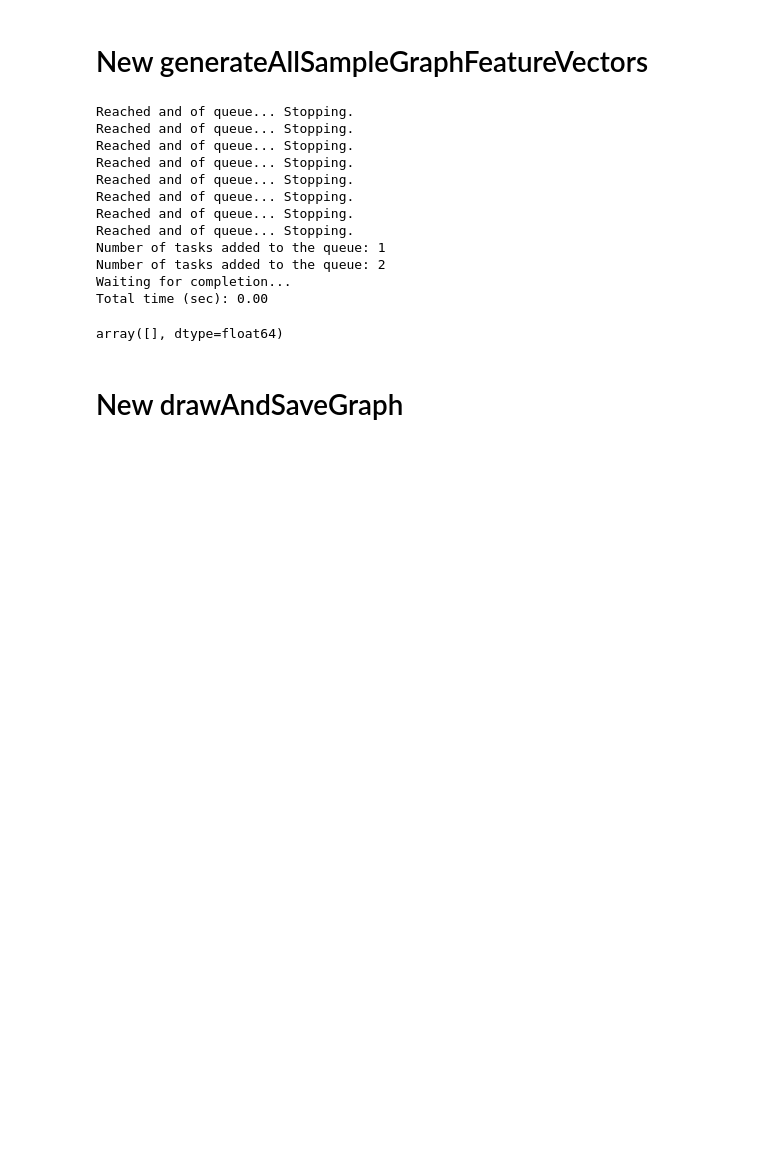
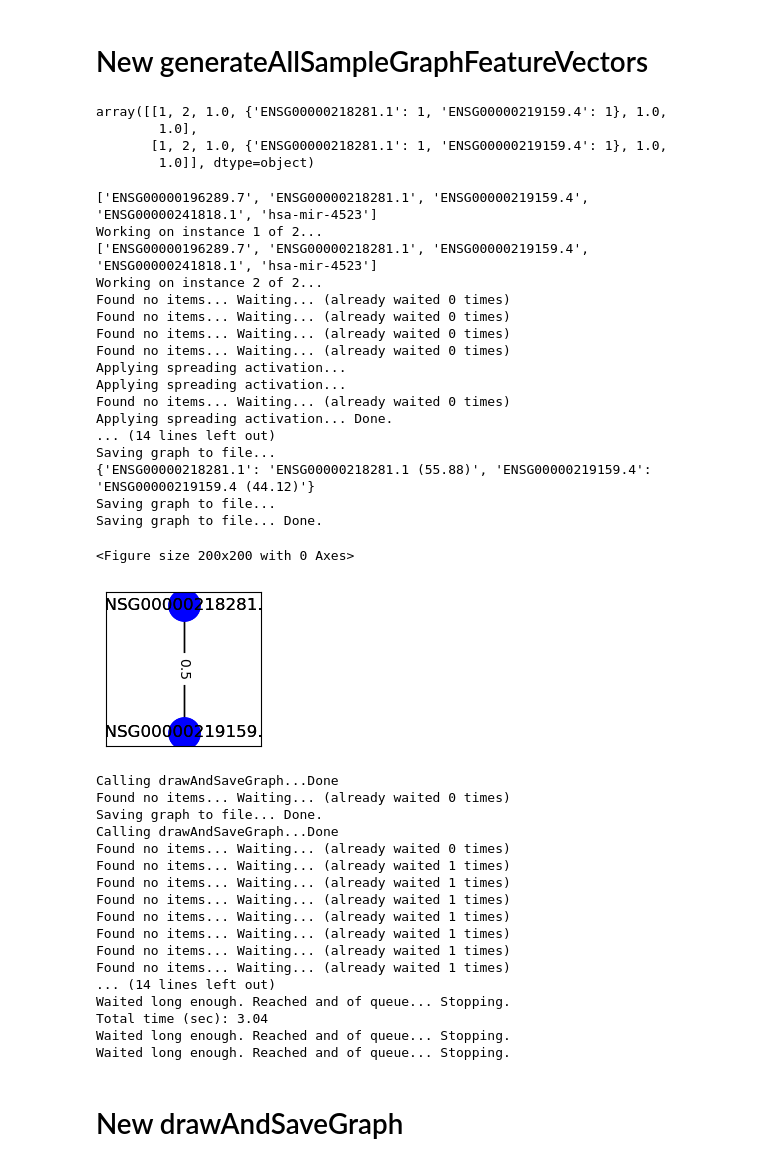
Before and after one commit to TheodosisL/Bioinformatics, a Jupyter notebook: preprocessing.ipynb, the cells around one changed output. Saved outputs shown, nothing was run; the diff lists cells and outputs as text; code cells hidden in the pictures; blank space fills up the shorter version.

Commit message:
generateAllSampleGraphFeatureVectors and getSampleGraphFeatureVector are debugged, error with drawAndSaveGraph

```diff
--- a/preprocessing.ipynb
+++ b/preprocessing.ipynb
@@ -1306,9 +1308,15 @@ def getFeatureGraph(mAllData, saFeatures, dEdgeThreshold=0.30, bResetGraph=True,
     iFeatureCount = np.shape(mAllData)[1] ## the number of features in the input data mAllData
     mMeans = np.nanmean(mAllData, 0)  # Ignore nans ##computes the mean of each feature, ignoring NaN values.
 
+    # DEBUG LINES
+    message("Means: %s"%(str(mMeans)))
+    dMeanDescribe = pd.DataFrame(mMeans)
+    print(str(dMeanDescribe.describe()))
+    #############
+
     # Q1 Chris: is this the step where we apply the threshold? What is the threshold?
     # So, basically keep in vUseful, only the features that their value is greater than dMinDivergenceToKeep
-    vUseful = [abs(mMeans[iFieldNum]) - dMinDivergenceToKeep > 0.00 for iFieldNum in range(0, iFeatureCount)] ##boolean list indicating whether each feature's absolute deviation from the mean is greater than dMinDivergenceToKeep
+    vUseful = [abs(mMeans[iFieldNum]) > dMinDivergenceToKeep for iFieldNum in range(0, iFeatureCount)] ##boolean list indicating whether each feature's absolute deviation from the mean is greater than dMinDivergenceToKeep
 
 
     # saFeatures = getFeatureNames()[1:iFeatureCount] ## obtaining the names of the features in the dataset
@@ -1586,3 +1594,5 @@ def getGraphAndData(bResetGraph=False, dMinDivergenceToKeep=np.log2(10e6), dEdge
     gToDraw, saRemainingFeatureNames = getFeatureGraph(mFeatures_noNaNs, feat_names, dEdgeThreshold=dEdgeThreshold, bResetGraph=bResetGraph, dMinDivergenceToKeep=dMinDivergenceToKeep)
 
     return gToDraw, mFeatures_noNaNs, vClass, saRemainingFeatureNames, sampleIDs, feat_names
+# %%
+gToDraw, mFeatures_noNaNs, vClass, saRemainingFeatureNames, sampleIDs, feat_names = getGraphAndData(bResetGraph=True, dMinDivergenceToKeep=np.log2(10e6), dEdgeThreshold=0.3,bResetFiles=False, bPostProcessing=True, bNormalize=True, bNormalizeLog2Scale=True)
@@ -1863,7 +1891,7 @@ def generateAllSampleGraphFeatureVectors(gMainGraph, mAllSamples, saRemainingFea
     # Create queue and threads
     threads = []
     num_worker_threads = THREADS_TO_USE ## number of threads to be used in parallel.
-    qTasks = Queue() ## A queue used to distribute tasks to worker threads.
+    qTasks = Queue(10 * num_worker_threads) ## A queue used to distribute tasks to worker threads.
     for i in range(num_worker_threads):
         t = Thread(target=getSampleGraphFeatureVector, args=(i, qTasks,bShowGraphs, bSaveGraphs,))
         ## It creates a new thread (t) with the target set to the getSampleGraphFeatureVector function. The args parameter passes arguments to the function.
@@ -1883,7 +1911,6 @@ def generateAllSampleGraphFeatureVectors(gMainGraph, mAllSamples, saRemainingFea
     # Add all items to queue
     for idx in range (np.shape(mAllSamples)[0]):
         qTasks.put((sampleIDs[idx], lResList, gMainGraph, mAllSamples[idx, :], saRemainingFeatureNames, feat_names, next(iCnt), iAllCount, dStartTime))
-        print(f"Number of tasks added to the queue: {qTasks.qsize()}")
     ## next(iCnt): next value from the iterator iCnt, retrieving the current sample index or iteration count.
     ## 1, indicating that the function will be applied to each row of the array.
     message("Waiting for completion...")
@@ -1891,22 +1918,52 @@ def generateAllSampleGraphFeatureVectors(gMainGraph, mAllSamples, saRemainingFea
     message("Total time (sec): %4.2f" % (perf_counter() - dStartTime))
 
     return np.array(lResList)
+# %%
+test
+# %% [output]
+array([[1, 2, 1.0, {'ENSG00000218281.1': 1, 'ENSG00000219159.4': 1}, 1.0,
+        1.0],
+       [1, 2, 1.0, {'ENSG00000218281.1': 1, 'ENSG00000219159.4': 1}, 1.0,
+        1.0]], dtype=object)
 # %%
-generateAllSampleGraphFeatureVectors(g, mFeatures_noNaNs, saRemainingFeatureNames, sampleIDs, feat_names, bShowGraphs=True, bSaveGraphs=False)
+test = generateAllSampleGraphFeatureVectors(g, mFeatures_noNaNs, saRemainingFeatureNames, sampleIDs, feat_names, bShowGraphs=True, bSaveGraphs=True)
 # %% [output]
-Reached and of queue... Stopping.
-Reached and of queue... Stopping.
-Reached and of queue... Stopping.
-Reached and of queue... Stopping.
-Reached and of queue... Stopping.
-Reached and of queue... Stopping.
-Reached and of queue... Stopping.
-Reached and of queue... Stopping.
-Number of tasks added to the queue: 1
-Number of tasks added to the queue: 2
-Waiting for completion...
-Total time (sec): 0.00
+['ENSG00000196289.7', 'ENSG00000218281.1', 'ENSG00000219159.4', 'ENSG00000241818.1', 'hsa-mir-4523']
+Working on instance 1 of 2...
+['ENSG00000196289.7', 'ENSG00000218281.1', 'ENSG00000219159.4', 'ENSG00000241818.1', 'hsa-mir-4523']
+Working on instance 2 of 2...
+Found no items... Waiting... (already waited 0 times)
+Found no items... Waiting... (already waited 0 times)
+Found no items... Waiting... (already waited 0 times)
+Found no items... Waiting... (already waited 0 times)
+Applying spreading activation...
+Applying spreading activation...
+Found no items... Waiting... (already waited 0 times)
+Applying spreading activation... Done.
+... (14 lines left out)
+Saving graph to file...
+{'ENSG00000218281.1': 'ENSG00000218281.1 (55.88)', 'ENSG00000219159.4': 'ENSG00000219159.4 (44.12)'}
+Saving graph to file...
+Saving graph to file... Done.
-array([], dtype=float64)
+<Figure size 200x200 with 0 Axes>
+[figure, added]
+Calling drawAndSaveGraph...Done
+Found no items... Waiting... (already waited 0 times)
+Saving graph to file... Done.
+Calling drawAndSaveGraph...Done
+Found no items... Waiting... (already waited 0 times)
+Found no items... Waiting... (already waited 1 times)
+Found no items... Waiting... (already waited 1 times)
+Found no items... Waiting... (already waited 1 times)
+Found no items... Waiting... (already waited 1 times)
+Found no items... Waiting... (already waited 1 times)
+Found no items... Waiting... (already waited 1 times)
+Found no items... Waiting... (already waited 1 times)
+... (14 lines left out)
+Waited long enough. Reached and of queue... Stopping.
+Total time (sec): 3.04
+Waited long enough. Reached and of queue... Stopping.
+Waited long enough. Reached and of queue... Stopping.
 # %% [markdown]
 # New drawAndSaveGraph
 # %%
```
Also changed, not shown: parts of 5 cells of this notebook.
